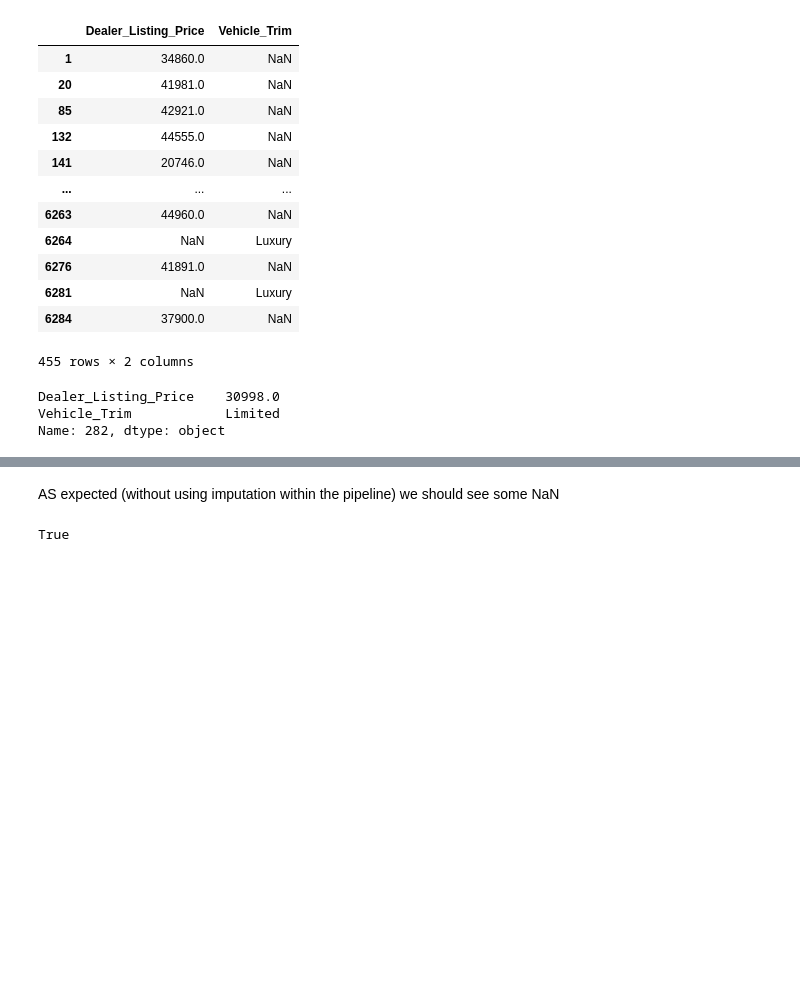
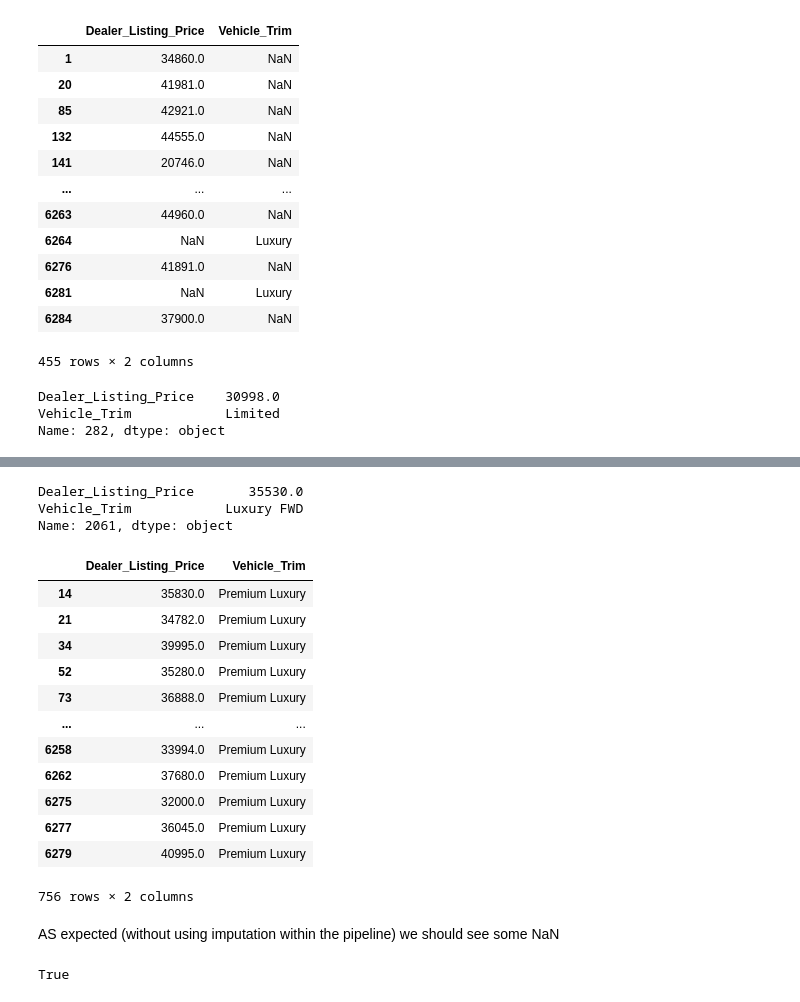
Before and after one commit to gcalbertini/boing, a Jupyter notebook: src/imputationEDA.ipynb, the cells around one changed output, grey strips where cells are left out. Saved outputs shown, nothing was run; the diff lists cells and outputs as text; code cells hidden in the pictures; blank space fills up the shorter version.

```diff
--- a/src/imputationEDA.ipynb
+++ b/src/imputationEDA.ipynb
@@ -700,3 +687,0 @@ priceLookup.get('High Altitude')
-# %%
-for price, trim in trimLookup.items():
-	print(price)
@@ -721,29 +688 @@ for price, trim in trimLookup.items():
-# %%
-tolerance = 0.05  # 5% tolerance
-# https://stackoverflow.com/questions/68671852/best-way-to-iterate-through-elements-of-pandas-series
-
-# Function to find the first model trim within the given tolerance
-def find_model_trim(tableTrim):
-    #print(tableTrim)
-    tableTrimPrice = priceLookup.get(tableTrim, default=defaultPrice)
-    for price, trim in zip(trimLookup.index, trimLookup.to_numpy()):
-        #print(tableTrimPrice)
-        if abs(tableTrimPrice - price) / tableTrimPrice <= tolerance:
-            if len(trim) > 1:
-                # multiple trims for that price; select first just because
-                return trim[0]
-            else:
-                return trim
-    return defaultTrim  # Return most common if all else fails
-
-
-y_train_nulls.loc[:, "Vehicle_Trim"] = (
-    y_train_nulls["Vehicle_Trim"]
-    .fillna(y_train_nulls["Vehicle_Trim"].map(find_model_trim))
-)
-y_train_nulls.loc[:, "Dealer_Listing_Price"] = (
-    y_train_nulls["Dealer_Listing_Price"]
-    .fillna(y_train_nulls["Dealer_Listing_Price"].map(trimLookup))
-    .fillna(defaultPrice)
-)
 # %%
@@ -754,0 +797,6 @@ Name: 132, dtype: object
+# %%
+y_train_nulls.iloc[2061, :]
+# %% [output]
+Dealer_Listing_Price       35530.0
+Vehicle_Trim            Luxury FWD
+Name: 2061, dtype: object
@@ -755,3 +805,19 @@ Name: 132, dtype: object
+# %%
+y_train_nulls[y_train_nulls['Vehicle_Trim'] == 'Premium Luxury']
+# %% [output]
+|  | Dealer_Listing_Price | Vehicle_Trim |
+| 14 | 35830.0 | Premium Luxury |
+| 21 | 34782.0 | Premium Luxury |
+| 34 | 39995.0 | Premium Luxury |
+| 52 | 35280.0 | Premium Luxury |
+| 73 | 36888.0 | Premium Luxury |
+| ... | ... | ... |
+| 6258 | 33994.0 | Premium Luxury |
+| 6262 | 37680.0 | Premium Luxury |
+| 6275 | 32000.0 | Premium Luxury |
+| 6277 | 36045.0 | Premium Luxury |
+| 6279 | 40995.0 | Premium Luxury |
+756 rows × 2 columns
 # %%
 # Define column subsets for y
 categorical_cols = [
```
Also changed, not shown: parts of 20 cells of this notebook.
